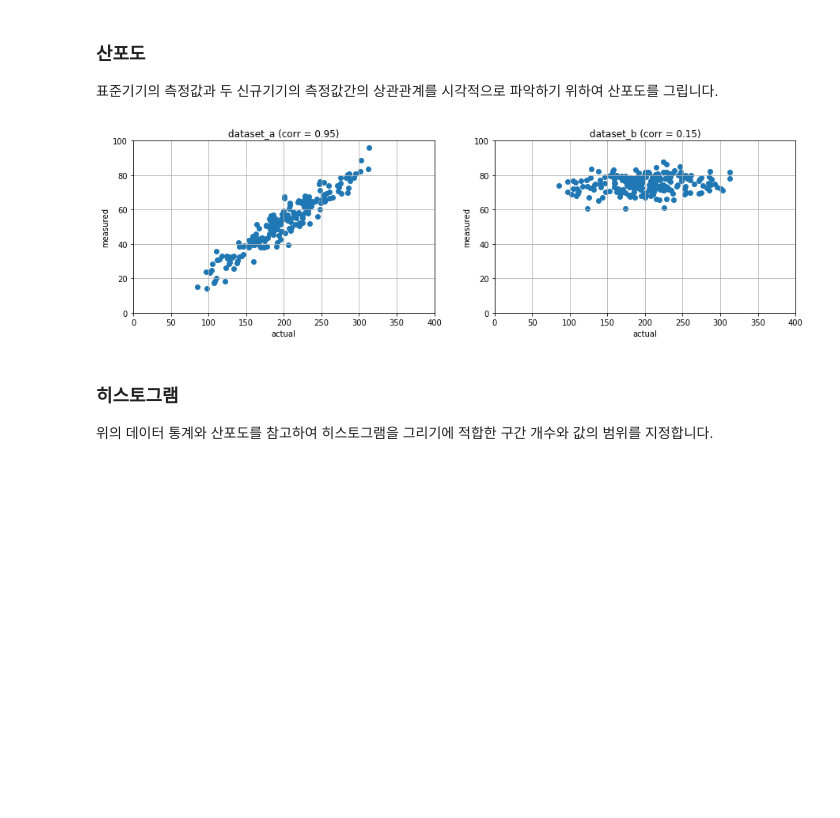
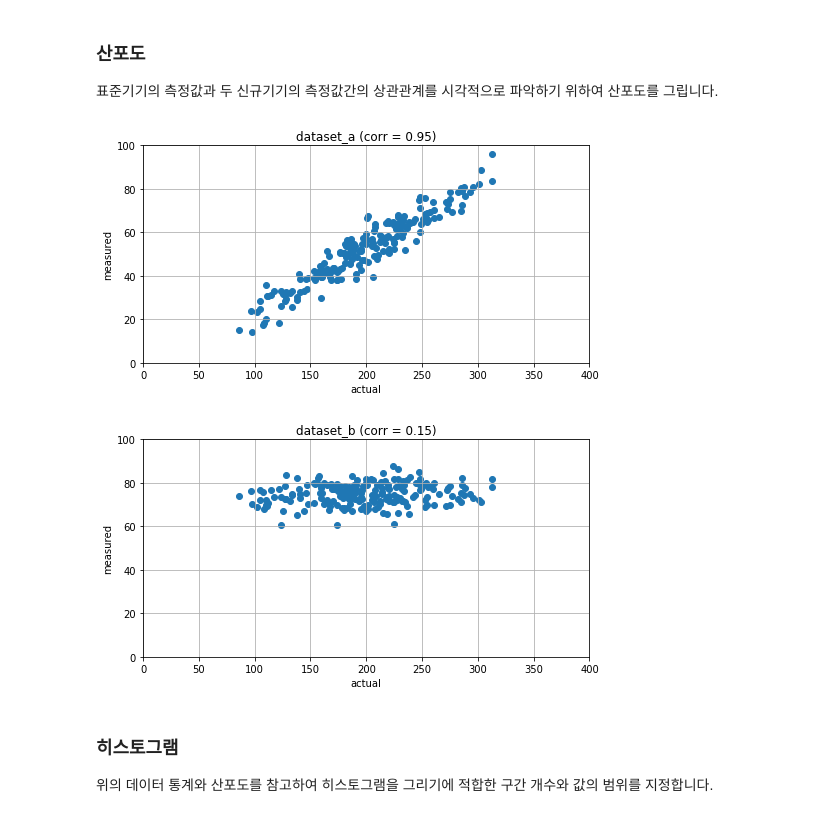
Before and after one commit to trvoid/ml-study, a Jupyter notebook: device-validation/device-validation-by-histogram-model.ipynb, the cells around one changed output. Cells and saved outputs as stored; diff of their text form; code cells hidden in the pictures; blank space fills up the shorter version.

```diff
--- a/device-validation/device-validation-by-histogram-model.ipynb
+++ b/device-validation/device-validation-by-histogram-model.ipynb
@@ -141,29 +170,22 @@ Name: new_device, dtype: float64
 
 표준기기의 측정값과 두 신규기기의 측정값간의 상관관계를 시각적으로 파악하기 위하여 산포도를 그립니다.
 # %%
-plt.figure(figsize = (15, 4))
+def plot_scatter_diagram(data_actual, data_measured, title):
+    plt.figure(figsize = (8, 4))
+    plt.scatter(data_actual, data_measured)
+    plt.xlim(0, 400)
+    plt.ylim(0, 100)
+    plt.grid(True)
+    plt.xlabel('actual')
+    plt.ylabel('measured')
+    plt.title(title)
+    plt.show()
 
-plt.subplot(121)
-plt.scatter(data_actual, data_measured_a)
-plt.xlim(0, 400)
-plt.ylim(0, 100)
-plt.grid(True)
-plt.xlabel('actual')
-plt.ylabel('measured')
-plt.title(f'dataset_a (corr = {correlation_a:.2f})')
-
-plt.subplot(122)
-plt.scatter(data_actual, data_measured_b)
-plt.xlim(0, 400)
-plt.ylim(0, 100)
-plt.grid(True)
-plt.xlabel('actual')
-plt.ylabel('measured')
-plt.title(f'dataset_b (corr = {correlation_b:.2f})')
-
-plt.show()
+plot_scatter_diagram(data_actual, data_measured_a, f'dataset_a (corr = {correlation_a:.2f})')
+plot_scatter_diagram(data_actual, data_measured_b, f'dataset_b (corr = {correlation_b:.2f})')
 # %% [output]
-[figure, old version]
+[figure, new version]
+[figure, added]
 # %% [markdown]
 ### 히스토그램
 
```
Also changed, not shown: parts of 7 cells of this notebook.
